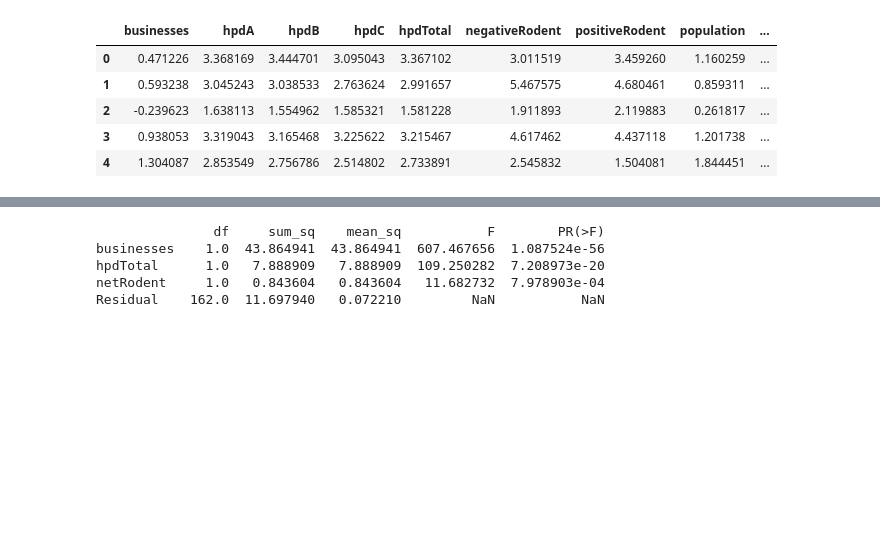
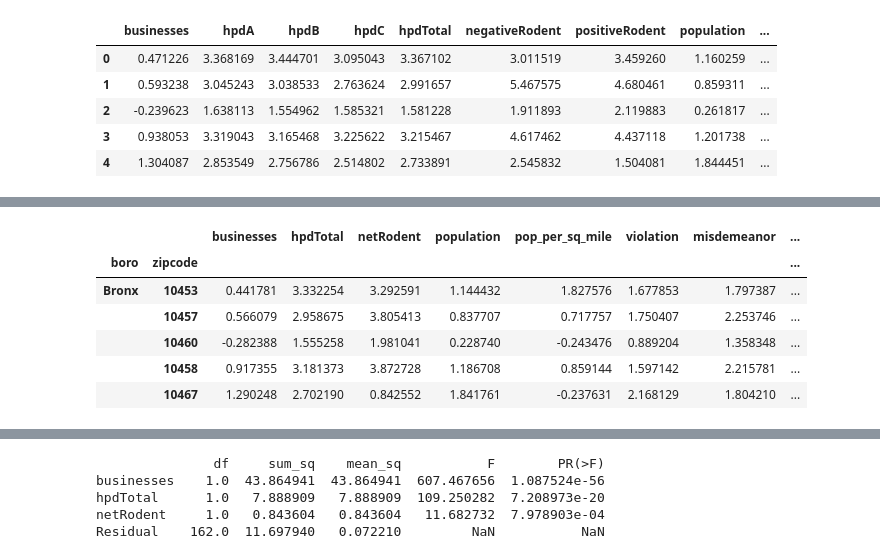
Before and after one commit to HoodPanther/crimeproject, a Jupyter notebook: ProjectAnalysis.ipynb, the cells around one changed output, grey strips where cells are left out. Cells and saved outputs as stored; diff of their text form; code cells hidden in the pictures; blank space fills up the shorter version.

```diff
--- a/ProjectAnalysis.ipynb
+++ b/ProjectAnalysis.ipynb
@@ -117,0 +172,14 @@ Warnings:
+# %%
+# Normalize data
+Y = ['total']
+#df4_new = pd.DataFrame(np.c_[preprocessing.scale(df4.drop(Y, 1)), df4[Y]], index=df4.index, columns = df4.columns)
+df4_new = pd.DataFrame(preprocessing.scale(df4), index=df4.index, columns = df4.columns)
+df4_new.head()
+# %% [output]
+|  |  | businesses | hpdTotal | netRodent | population | pop_per_sq_mile | violation | misdemeanor | ... |
+| boro | zipcode |  |  |  |  |  |  |  | ... |
+| Bronx | 10453 | 0.441781 | 3.332254 | 3.292591 | 1.144432 | 1.827576 | 1.677853 | 1.797387 | ... |
+|  | 10457 | 0.566079 | 2.958675 | 3.805413 | 0.837707 | 0.717757 | 1.750407 | 2.253746 | ... |
+|  | 10460 | -0.282388 | 1.555258 | 1.981041 | 0.228740 | -0.243476 | 0.889204 | 1.358348 | ... |
+|  | 10458 | 0.917355 | 3.181373 | 3.872728 | 1.186708 | 0.859144 | 1.597142 | 2.215781 | ... |
+|  | 10467 | 1.290248 | 2.702190 | 0.842552 | 1.841761 | -0.237631 | 2.168129 | 1.804210 | ... |
```
Also changed, not shown: parts of 9 cells of this notebook.
